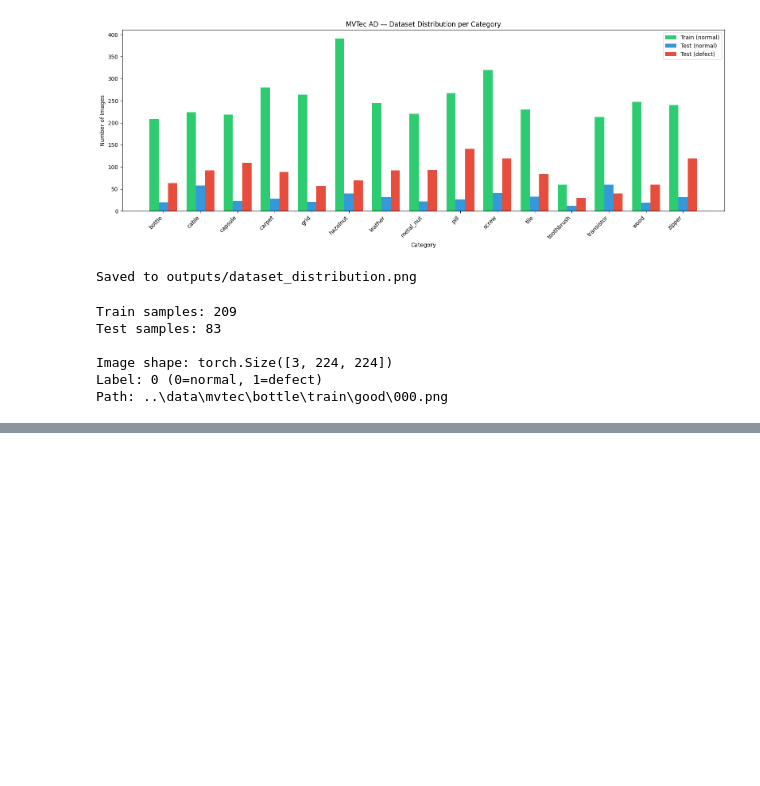
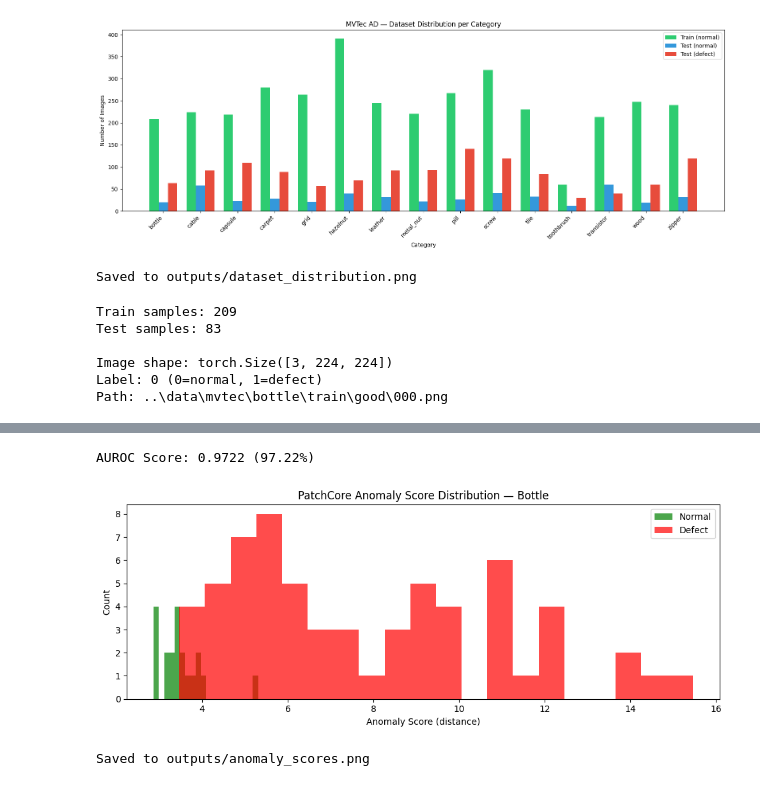
Before and after one commit to Sarma1947/automotive-defect-detection, a Jupyter notebook: notebooks/01_eda.ipynb, the cells around one changed output, grey strips where cells are left out. Cells and saved outputs as stored; diff of their text form; code cells hidden in the pictures; blank space fills up the shorter version.

Commit message:
Add PatchCore baseline - 97.22% AUROC on bottle category

```diff
--- a/notebooks/01_eda.ipynb
+++ b/notebooks/01_eda.ipynb
@@ -165,0 +222,13 @@ Path: ..\data\mvtec\bottle\train\good\000.png
+# %%
+# Check class distribution in test set
+normal_count = sum(1 for _, label, _ in test_dataset if label == 0)
+defect_count = sum(1 for _, label, _ in test_dataset if label == 1)
+print(f"Test - Normal: {normal_count}, Defect: {defect_count}")
+
+# Fix with class weights
+import torch
+total = normal_count + defect_count
+weight_normal = total / (2 * normal_count)
+weight_defect = total / (2 * defect_count)
+class_weights = torch.tensor([weight_normal, weight_defect]).to(device)
+print(f"Class weights: Normal={weight_normal:.2f}, Defect={weight_defect:.2f}")
@@ -165,0 +389,39 @@ Path: ..\data\mvtec\bottle\train\good\000.png
+# %%
+from sklearn.metrics import roc_auc_score
+from sklearn.neighbors import NearestNeighbors
+import matplotlib.pyplot as plt
+
+# Fit nearest neighbors on NORMAL training features
+nn_model = NearestNeighbors(n_neighbors=1, metric='euclidean')
+nn_model.fit(train_features)
+
+# For each test image find distance to nearest normal image
+distances, _ = nn_model.kneighbors(test_features)
+anomaly_scores = distances.squeeze()
+
+# Get true labels
+test_labels = [label for _, label, _ in test_dataset]
+test_labels = np.array(test_labels)
+
+# Calculate AUROC
+auroc = roc_auc_score(test_labels, anomaly_scores)
+print(f"AUROC Score: {auroc:.4f} ({auroc*100:.2f}%)")
+
+# Plot score distribution
+plt.figure(figsize=(10, 4))
+plt.hist(anomaly_scores[test_labels==0], bins=20,
+         alpha=0.7, label='Normal', color='green')
+plt.hist(anomaly_scores[test_labels==1], bins=20,
+         alpha=0.7, label='Defect', color='red')
+plt.xlabel('Anomaly Score (distance)')
+plt.ylabel('Count')
+plt.title('PatchCore Anomaly Score Distribution — Bottle')
+plt.legend()
+plt.tight_layout()
+plt.savefig('../outputs/anomaly_scores.png', dpi=150)
+plt.show()
+print("Saved to outputs/anomaly_scores.png")
+# %% [output]
+AUROC Score: 0.9722 (97.22%)
+[figure, added]
+Saved to outputs/anomaly_scores.png
```
Also changed, not shown: parts of 5 cells of this notebook.
